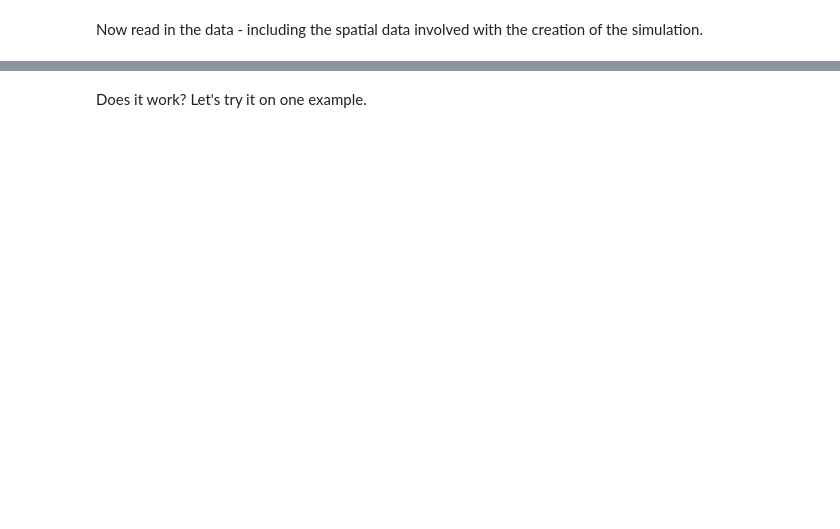
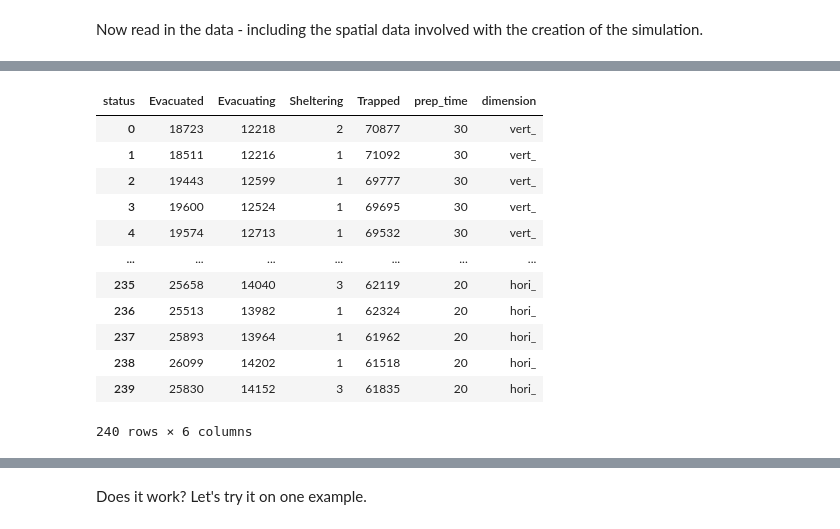
Before and after one commit to swise5/SETOSim, a Jupyter notebook: src/python/TakamatsuTsunami2026.ipynb, the cells around one changed output, grey strips where cells are left out. Saved outputs shown, nothing was run; the diff lists cells and outputs as text; code cells hidden in the pictures; blank space fills up the shorter version.

```diff
--- a/src/python/TakamatsuTsunami2026.ipynb
+++ b/src/python/TakamatsuTsunami2026.ipynb
@@ -91,0 +143,14 @@ def getAllValidEvacs(df, total_sim_time):
+# %%
+def filenameToScenario(f):
+
+    dimensions = "vert_" if "_vertEvac" in f else "hori_"
+
+    prep_time = 30
+    prep_time_index = f.find("min")
+    if prep_time_index >= 0:
+
+        prep_time = int(f[prep_time_index - 2: prep_time_index])
+    return [prep_time, dimensions]
+
+dummy = "out_params_default_txt_vertEvac_10min29.txt"
+filenameToScenario(dummy)
@@ -91,0 +161,13 @@ def getAllValidEvacs(df, total_sim_time):
+# %%
+directory_path = Path(resultsDir)
+file_paths = directory_path.glob('*.txt')
+
+results_by_scenario = {}
+for f in file_paths:
+    prep_time, dimensions = filenameToScenario(f.stem)
+
+    instantiation = pd.read_csv(f, sep='\t').dropna(subset=["evacuatingRecord"]).assign(file_id=f.stem)
+    instantiation["evacTime"] = [extractEvacTime(s, total_sim_time) for s in instantiation["evacuatingRecord"]]
+
+    results_by_scenario.setdefault(dimensions, {}).setdefault(prep_time, []).append(instantiation)
+    print(".", end='')
@@ -91,0 +198,16 @@ def getAllValidEvacs(df, total_sim_time):
+# %%
+final_status_by_prep_time
+# %% [output]
+| status | Evacuated | Evacuating | Sheltering | Trapped | prep_time | dimension |
+| 0 | 18723 | 12218 | 2 | 70877 | 30 | vert_ |
+| 1 | 18511 | 12216 | 1 | 71092 | 30 | vert_ |
+| 2 | 19443 | 12599 | 1 | 69777 | 30 | vert_ |
+| 3 | 19600 | 12524 | 1 | 69695 | 30 | vert_ |
+| 4 | 19574 | 12713 | 1 | 69532 | 30 | vert_ |
+| ... | ... | ... | ... | ... | ... | ... |
+| 235 | 25658 | 14040 | 3 | 62119 | 20 | hori_ |
+| 236 | 25513 | 13982 | 1 | 62324 | 20 | hori_ |
+| 237 | 25893 | 13964 | 1 | 61962 | 20 | hori_ |
+| 238 | 26099 | 14202 | 1 | 61518 | 20 | hori_ |
+| 239 | 25830 | 14152 | 3 | 61835 | 20 | hori_ |
+240 rows × 6 columns
```
Also changed, not shown: parts of 66 cells of this notebook, 6 other files.
